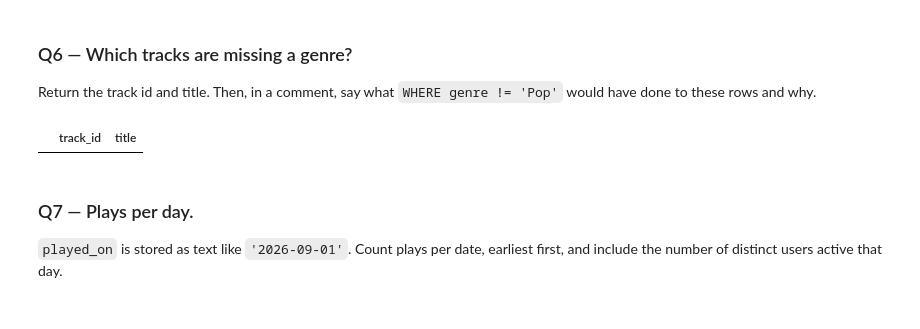
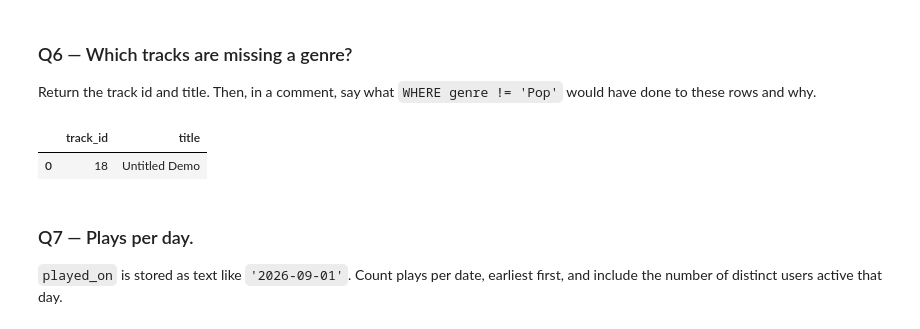
Before and after one commit to ishanallasanagala/ds2002-fa26, a Jupyter notebook: notebooks/02-sql-databases/2026-09-11 — SQL Challenge Set — Lab.ipynb, the cells around one changed output. Drawn from its saved outputs; the diff is of its cells as text; code cells hidden in the pictures.

```diff
--- a/notebooks/02-sql-databases/2026-09-11 — SQL Challenge Set — Lab.ipynb
+++ b/notebooks/02-sql-databases/2026-09-11 — SQL Challenge Set — Lab.ipynb
@@ -150,15 +150,16 @@ Return the track id and title. Then, in a comment, say what `WHERE genre != 'Pop
 # %%
 # In SQL, NULL represents an unknown value rather than empty text.
 # Using WHERE genre != 'Pop' would evaluate to including the tracks with a genre other than 'Pop' instead of just the tracks that are missing a genre'
 #In this scenario, it would also discard the row with the actual Genre being missing and equal to Null because the Boolean value would come to unknown
 q6 =q('''
 SELECT track_id, title
 FROM tracks
-WHERE genre = NULL
+WHERE genre IS NULL
 ''')
 q6
 # %% [output]
 |  | track_id | title |
+| 0 | 18 | Untitled Demo |
 # %% [markdown]
 ### Q7 — Plays per day.
 
```
Also changed, not shown: parts of 2 cells of this notebook.
